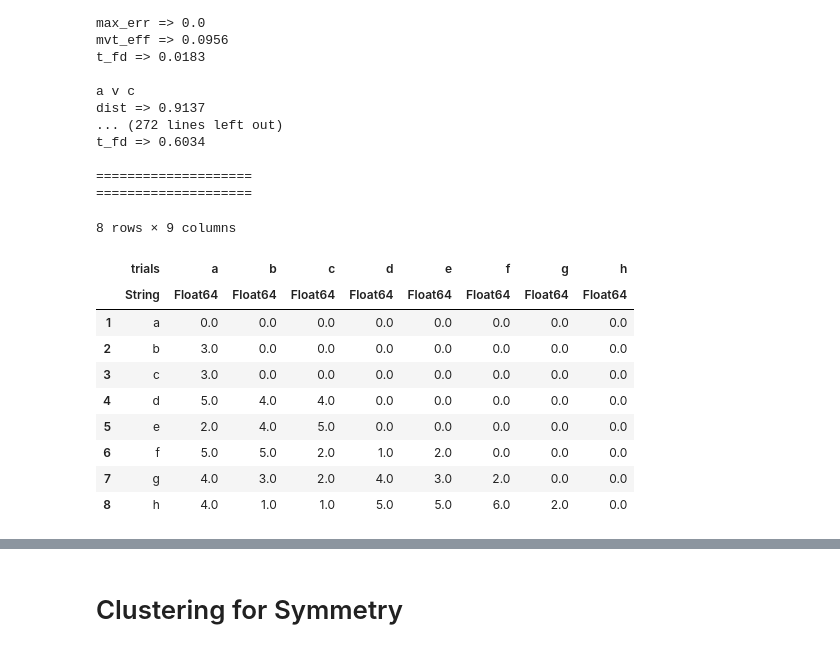
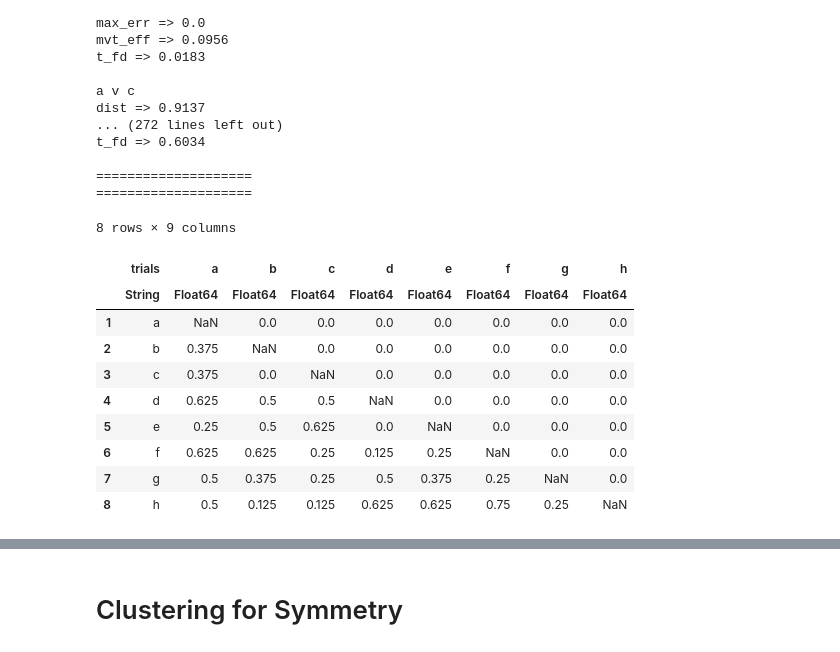
Before and after one commit to NotCras/asterisk_test, a Jupyter notebook: data_analysis_julia.ipynb, the cells around one changed output, grey strips where cells are left out. Saved outputs shown, nothing was run; the diff lists cells and outputs as text; code cells hidden in the pictures.

Commit message:
changed result to be percentage of metrics with significant values

```diff
--- a/data_analysis_julia.ipynb
+++ b/data_analysis_julia.ipynb
@@ -477,44 +477,46 @@ function aggregate_pvalues()
             for m in metrics
                 v1, _ = get_trial_vals(df_hand, m, t)
                 v2, _ = get_trial_vals(df_hand, m, t2)
 
                 result = pvalue(UnequalVarianceTTest(v1, v2))
 
                 if result <= 0.05
                     total_sigs = total_sigs + 1
                 end
 
-                if t
+                if t == t2
+                    total_sigs = NaN
+                end
             end
-
-            results_report[i, i+n] = total_sigs
+            perc_sigs = total_sigs / length(metrics)
+            results_report[i, i+n] = perc_sigs
 
             n = n+1
         end
         println(" ")
     end
 
     r_df = DataFrame(trials=translations = ["a", "b", "c", "d", "e", "f", "g", "h"],
                      a=results_report[1,:], b=results_report[2,:], c=results_report[3,:],
                      d=results_report[4,:], e=results_report[5,:], f=results_report[6,:],
                      g=results_report[7,:], h=results_report[8,:])
 
     return r_df
 end
 
 aggregate_pvalues()
 # %% [output]
 8 rows × 9 columns
 |  | trials | a | b | c | d | e | f | g | h |
 |  | String | Float64 | Float64 | Float64 | Float64 | Float64 | Float64 | Float64 | Float64 |
-| 1 | a | 0.0 | 0.0 | 0.0 | 0.0 | 0.0 | 0.0 | 0.0 | 0.0 |
-| 2 | b | 3.0 | 0.0 | 0.0 | 0.0 | 0.0 | 0.0 | 0.0 | 0.0 |
-| 3 | c | 3.0 | 0.0 | 0.0 | 0.0 | 0.0 | 0.0 | 0.0 | 0.0 |
-| 4 | d | 5.0 | 4.0 | 4.0 | 0.0 | 0.0 | 0.0 | 0.0 | 0.0 |
-| 5 | e | 2.0 | 4.0 | 5.0 | 0.0 | 0.0 | 0.0 | 0.0 | 0.0 |
-| 6 | f | 5.0 | 5.0 | 2.0 | 1.0 | 2.0 | 0.0 | 0.0 | 0.0 |
-| 7 | g | 4.0 | 3.0 | 2.0 | 4.0 | 3.0 | 2.0 | 0.0 | 0.0 |
-| 8 | h | 4.0 | 1.0 | 1.0 | 5.0 | 5.0 | 6.0 | 2.0 | 0.0 |
+| 1 | a | NaN | 0.0 | 0.0 | 0.0 | 0.0 | 0.0 | 0.0 | 0.0 |
+| 2 | b | 0.375 | NaN | 0.0 | 0.0 | 0.0 | 0.0 | 0.0 | 0.0 |
+| 3 | c | 0.375 | 0.0 | NaN | 0.0 | 0.0 | 0.0 | 0.0 | 0.0 |
+| 4 | d | 0.625 | 0.5 | 0.5 | NaN | 0.0 | 0.0 | 0.0 | 0.0 |
+| 5 | e | 0.25 | 0.5 | 0.625 | 0.0 | NaN | 0.0 | 0.0 | 0.0 |
+| 6 | f | 0.625 | 0.625 | 0.25 | 0.125 | 0.25 | NaN | 0.0 | 0.0 |
+| 7 | g | 0.5 | 0.375 | 0.25 | 0.5 | 0.375 | 0.25 | NaN | 0.0 |
+| 8 | h | 0.5 | 0.125 | 0.125 | 0.625 | 0.625 | 0.75 | 0.25 | NaN |
 # %% [markdown]
 ![Avg Asterisk](./pics/avgd_2v2_3subs_n.jpg)
 # %% [markdown]
```
